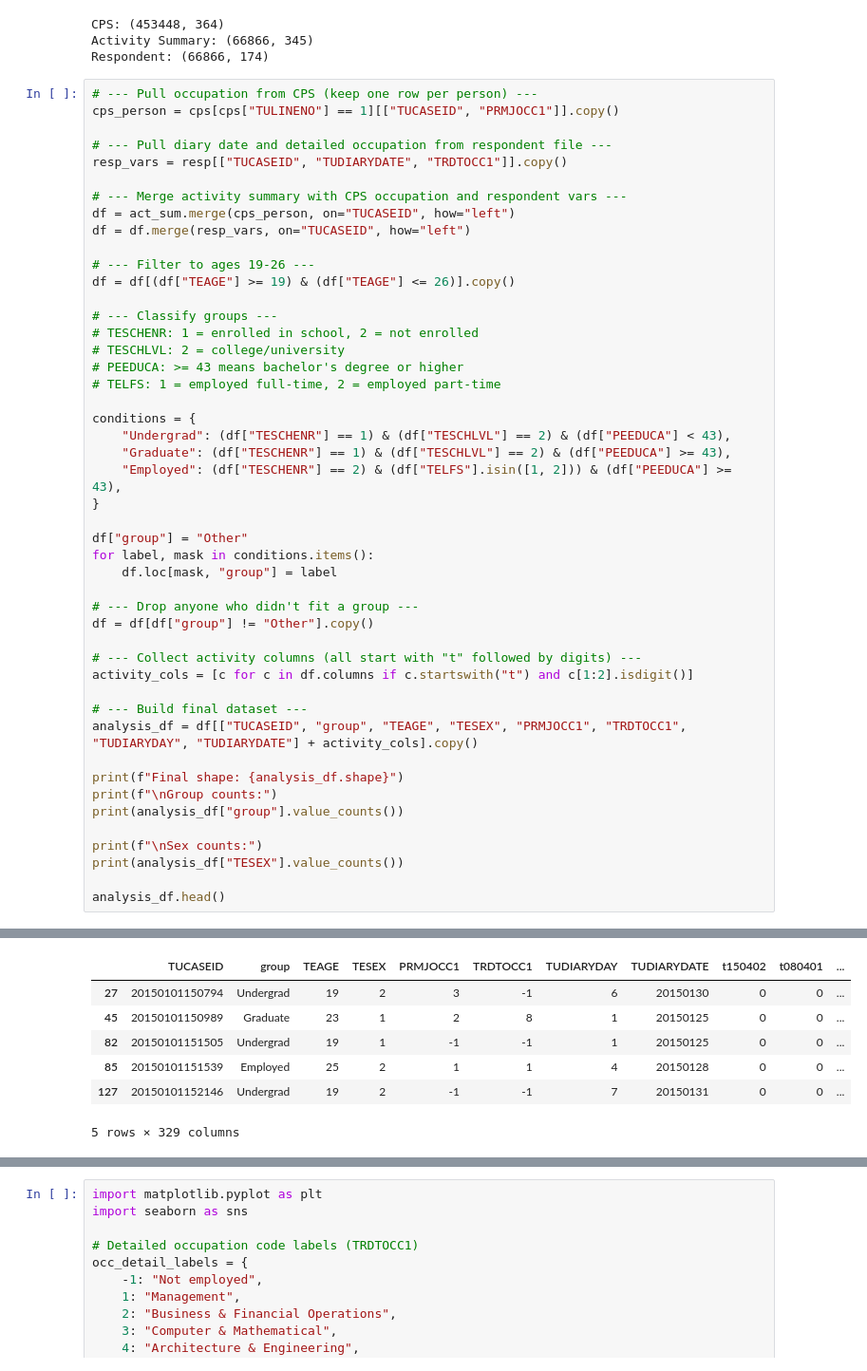
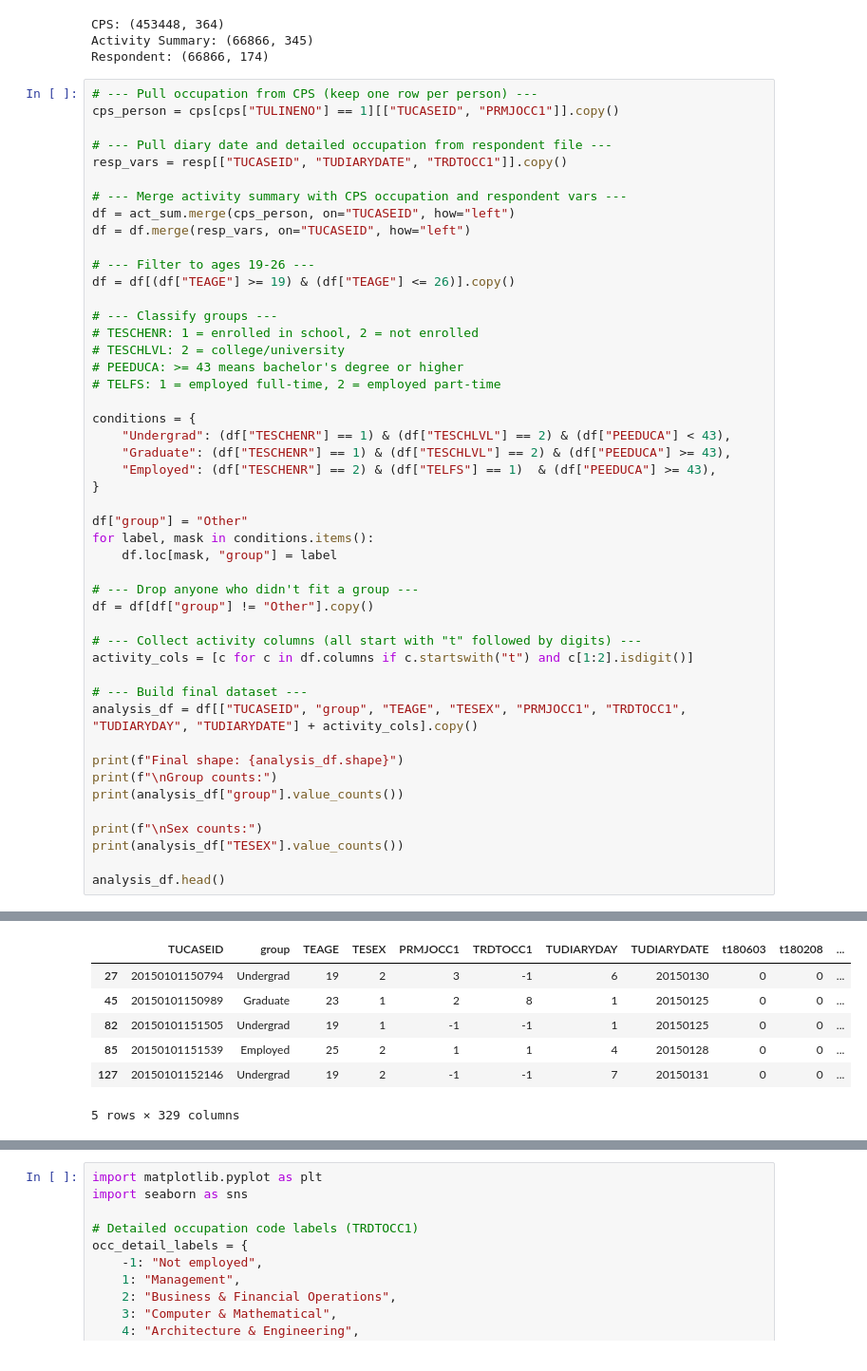
Before and after one commit to alisha-li/ATUS-Analysis, a Jupyter notebook: notebooks/atus_modeling.ipynb, the cells around one changed output, grey strips where cells are left out. Shown at 95% size. Drawn from its saved outputs; the diff is of its cells as text.

```diff
--- a/notebooks/atus_modeling.ipynb
+++ b/notebooks/atus_modeling.ipynb
@@ -52,7 +52,7 @@ df = df[(df["TEAGE"] >= 19) & (df["TEAGE"] <= 26)].copy()
 conditions = {
     "Undergrad": (df["TESCHENR"] == 1) & (df["TESCHLVL"] == 2) & (df["PEEDUCA"] < 43),
     "Graduate": (df["TESCHENR"] == 1) & (df["TESCHLVL"] == 2) & (df["PEEDUCA"] >= 43),
-    "Employed": (df["TESCHENR"] == 2) & (df["TELFS"].isin([1, 2])) & (df["PEEDUCA"] >= 43),
+    "Employed": (df["TESCHENR"] == 2) & (df["TELFS"] == 1)  & (df["PEEDUCA"] >= 43),
 }
 
 df["group"] = "Other"
@@ -93,5 +93,5 @@ TESEX
 Name: count, dtype: int64
-|  | TUCASEID | group | TEAGE | TESEX | PRMJOCC1 | TRDTOCC1 | TUDIARYDAY | TUDIARYDATE | t150402 | t080401 | ... |
+|  | TUCASEID | group | TEAGE | TESEX | PRMJOCC1 | TRDTOCC1 | TUDIARYDAY | TUDIARYDATE | t180603 | t180208 | ... |
 | 27 | 20150101150794 | Undergrad | 19 | 2 | 3 | -1 | 6 | 20150130 | 0 | 0 | ... |
 | 45 | 20150101150989 | Graduate | 23 | 1 | 2 | 8 | 1 | 20150125 | 0 | 0 | ... |
 | 82 | 20150101151505 | Undergrad | 19 | 1 | -1 | -1 | 1 | 20150125 | 0 | 0 | ... |
```
Also changed, not shown: parts of 17 cells of this notebook, 1 other file.
